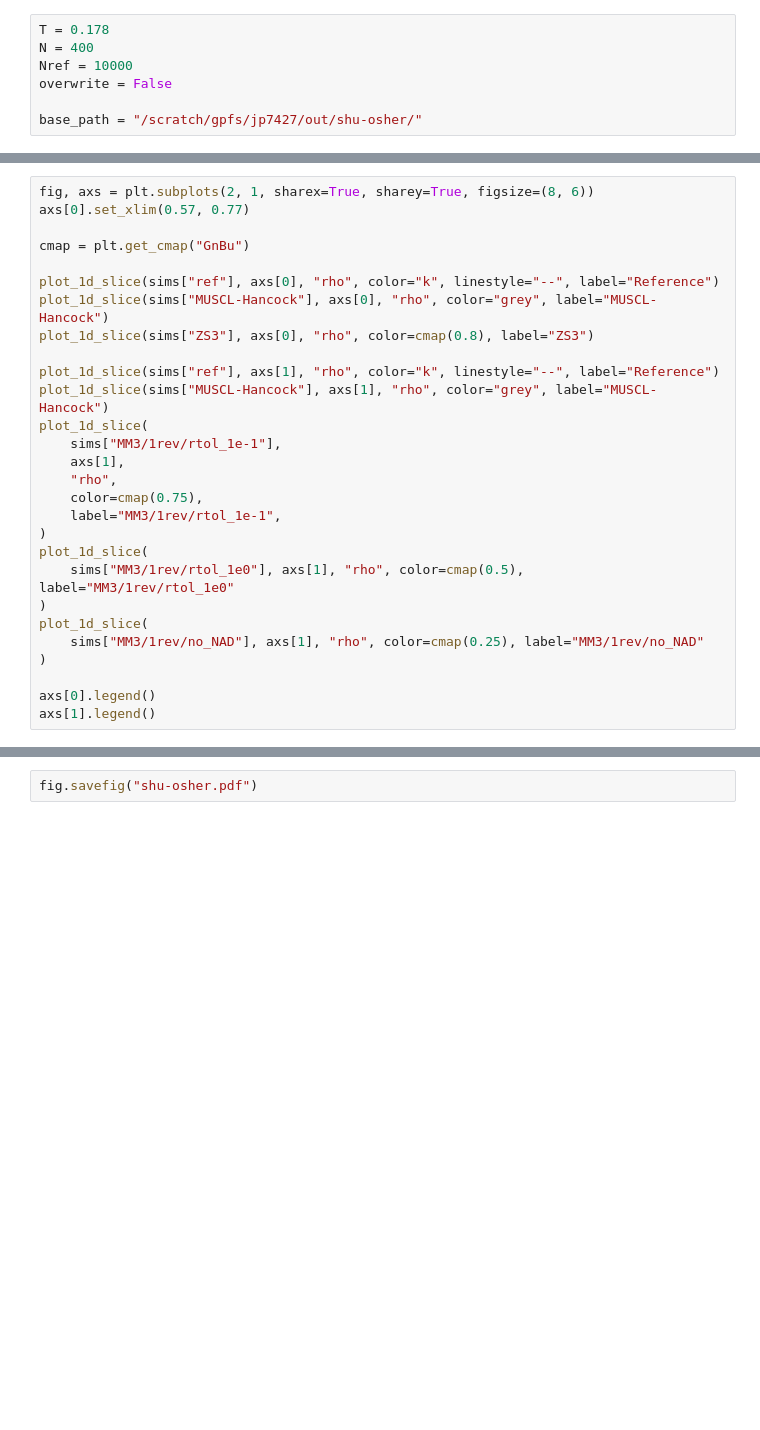
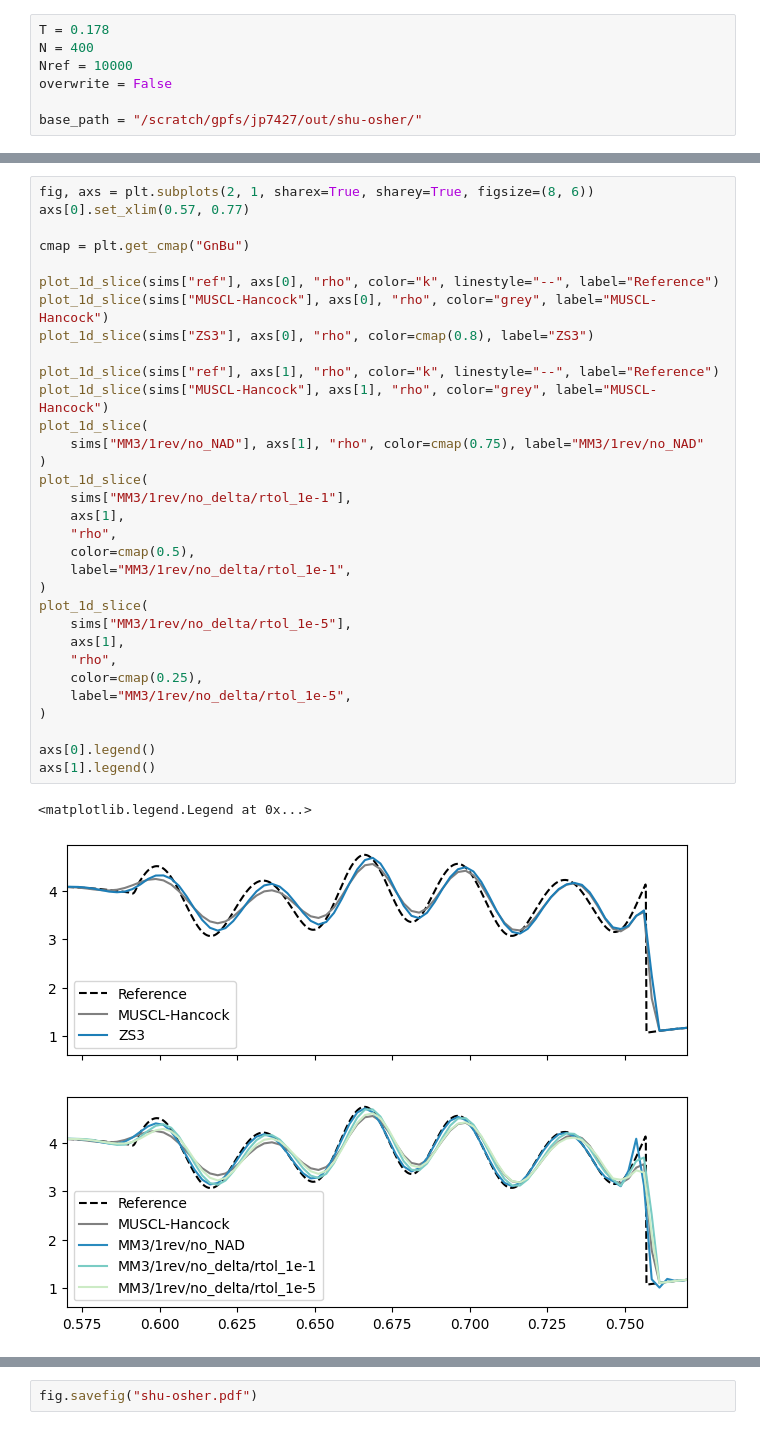
Before and after one commit to jpalafou/superfv, a Jupyter notebook: benchmarks/Shu-Osher/Notebook.ipynb, the cells around one changed output, grey strips where cells are left out. Saved outputs shown, nothing was run; the diff lists cells and outputs as text; blank space fills up the shorter version.

```diff
--- a/benchmarks/Shu-Osher/Notebook.ipynb
+++ b/benchmarks/Shu-Osher/Notebook.ipynb
@@ -100,29 +126,36 @@ for name, config in configs.items():
 # %%
 fig, axs = plt.subplots(2, 1, sharex=True, sharey=True, figsize=(8, 6))
 axs[0].set_xlim(0.57, 0.77)
 
 cmap = plt.get_cmap("GnBu")
 
 plot_1d_slice(sims["ref"], axs[0], "rho", color="k", linestyle="--", label="Reference")
 plot_1d_slice(sims["MUSCL-Hancock"], axs[0], "rho", color="grey", label="MUSCL-Hancock")
 plot_1d_slice(sims["ZS3"], axs[0], "rho", color=cmap(0.8), label="ZS3")
 
 plot_1d_slice(sims["ref"], axs[1], "rho", color="k", linestyle="--", label="Reference")
 plot_1d_slice(sims["MUSCL-Hancock"], axs[1], "rho", color="grey", label="MUSCL-Hancock")
 plot_1d_slice(
-    sims["MM3/1rev/rtol_1e-1"],
+    sims["MM3/1rev/no_NAD"], axs[1], "rho", color=cmap(0.75), label="MM3/1rev/no_NAD"
+)
+plot_1d_slice(
+    sims["MM3/1rev/no_delta/rtol_1e-1"],
     axs[1],
     "rho",
-    color=cmap(0.75),
-    label="MM3/1rev/rtol_1e-1",
+    color=cmap(0.5),
+    label="MM3/1rev/no_delta/rtol_1e-1",
 )
 plot_1d_slice(
-    sims["MM3/1rev/rtol_1e0"], axs[1], "rho", color=cmap(0.5), label="MM3/1rev/rtol_1e0"
-)
-plot_1d_slice(
-    sims["MM3/1rev/no_NAD"], axs[1], "rho", color=cmap(0.25), label="MM3/1rev/no_NAD"
+    sims["MM3/1rev/no_delta/rtol_1e-5"],
+    axs[1],
+    "rho",
+    color=cmap(0.25),
+    label="MM3/1rev/no_delta/rtol_1e-5",
 )
 
 axs[0].legend()
 axs[1].legend()
+# %% [output]
+<matplotlib.legend.Legend at 0x...>
+[figure, added]
 # %%
```
Also changed, not shown: parts of 3 cells of this notebook, 26 other files.
